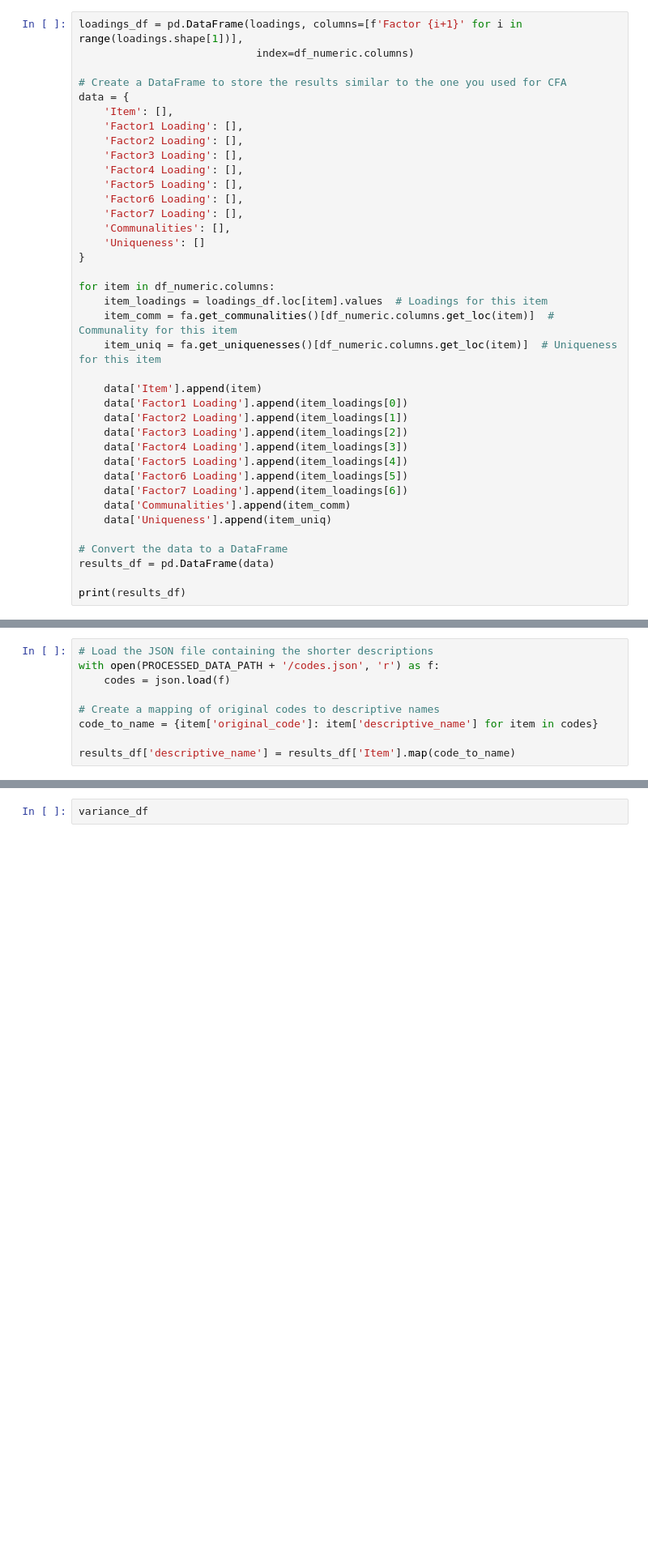
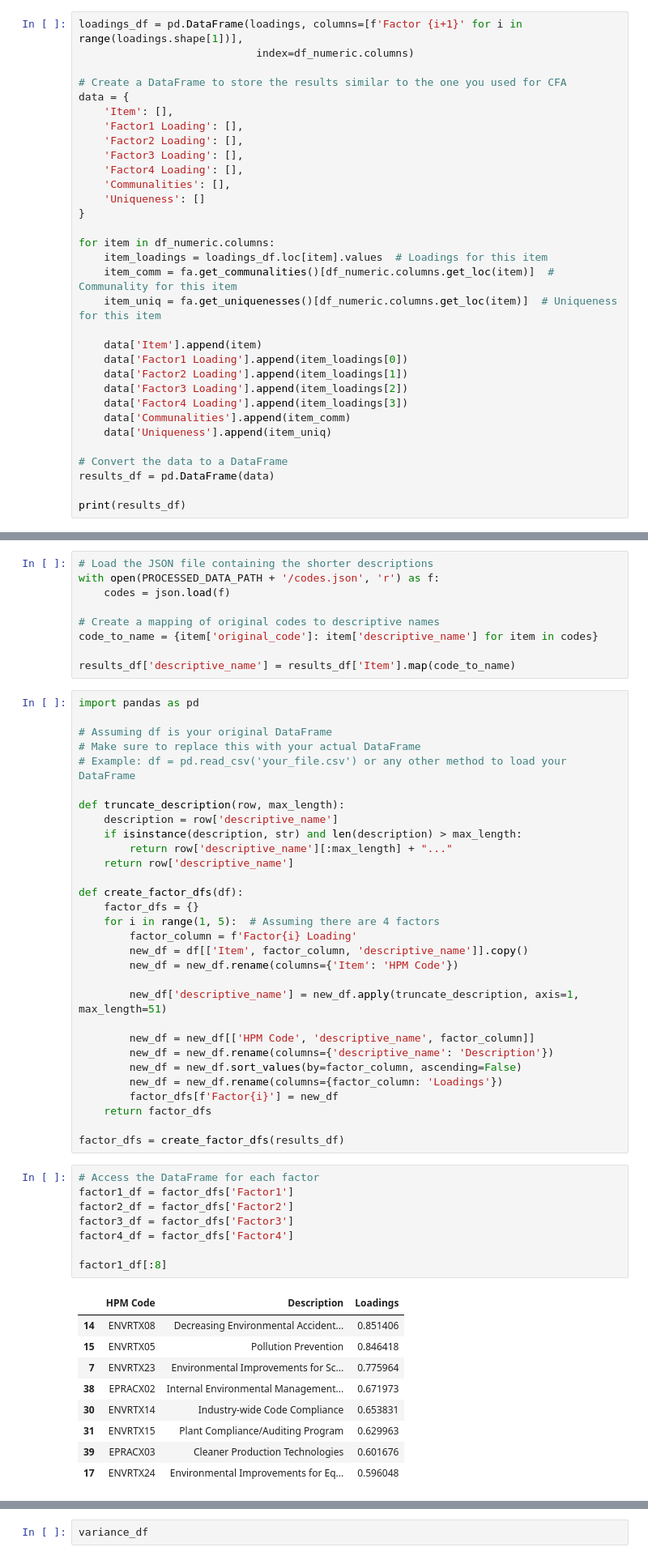
Before and after one commit to johnmalcolm/hpm, a Jupyter notebook: notebooks/exploratory/04_total_exploratory_factor.ipynb, the cells around one changed output, grey strips where cells are left out. Shown: that part at 81% size. Drawn from its saved outputs; the diff is of its cells as text; blank space fills up the shorter version.

Commit message:
finished methodology section

```diff
--- a/notebooks/exploratory/04_total_exploratory_factor.ipynb
+++ b/notebooks/exploratory/04_total_exploratory_factor.ipynb
@@ -53,9 +86,6 @@ data = {
     'Factor2 Loading': [],
     'Factor3 Loading': [],
     'Factor4 Loading': [],
-    'Factor5 Loading': [],
-    'Factor6 Loading': [],
-    'Factor7 Loading': [],
     'Communalities': [],
     'Uniqueness': []
 }
@@ -70,9 +100,6 @@ for item in df_numeric.columns:
     data['Factor2 Loading'].append(item_loadings[1])
     data['Factor3 Loading'].append(item_loadings[2])
     data['Factor4 Loading'].append(item_loadings[3])
-    data['Factor5 Loading'].append(item_loadings[4])
-    data['Factor6 Loading'].append(item_loadings[5])
-    data['Factor7 Loading'].append(item_loadings[6])
     data['Communalities'].append(item_comm)
     data['Uniqueness'].append(item_uniq)
 
@@ -123,3 +150,51 @@ with open(PROCESSED_DATA_PATH + '/codes.json', 'r') as f:
 code_to_name = {item['original_code']: item['descriptive_name'] for item in codes}
 
 results_df['descriptive_name'] = results_df['Item'].map(code_to_name)
+# %%
+import pandas as pd
+
+# Assuming df is your original DataFrame
+# Make sure to replace this with your actual DataFrame
+# Example: df = pd.read_csv('your_file.csv') or any other method to load your DataFrame
+
+def truncate_description(row, max_length):
+    description = row['descriptive_name']
+    if isinstance(description, str) and len(description) > max_length:
+        return row['descriptive_name'][:max_length] + "..."
+    return row['descriptive_name']
+
+def create_factor_dfs(df):
+    factor_dfs = {}
+    for i in range(1, 5):  # Assuming there are 4 factors
+        factor_column = f'Factor{i} Loading'
+        new_df = df[['Item', factor_column, 'descriptive_name']].copy()
+        new_df = new_df.rename(columns={'Item': 'HPM Code'})
+
+        new_df['descriptive_name'] = new_df.apply(truncate_description, axis=1, max_length=51)
+
+        new_df = new_df[['HPM Code', 'descriptive_name', factor_column]]
+        new_df = new_df.rename(columns={'descriptive_name': 'Description'})
+        new_df = new_df.sort_values(by=factor_column, ascending=False)
+        new_df = new_df.rename(columns={factor_column: 'Loadings'})
+        factor_dfs[f'Factor{i}'] = new_df
+    return factor_dfs
+
+factor_dfs = create_factor_dfs(results_df)
+# %%
+# Access the DataFrame for each factor
+factor1_df = factor_dfs['Factor1']
+factor2_df = factor_dfs['Factor2']
+factor3_df = factor_dfs['Factor3']
+factor4_df = factor_dfs['Factor4']
+
+factor1_df[:8]
+# %% [output]
+|  | HPM Code | Description | Loadings |
+| 14 | ENVRTX08 | Decreasing Environmental Accident... | 0.851406 |
+| 15 | ENVRTX05 | Pollution Prevention | 0.846418 |
+| 7 | ENVRTX23 | Environmental Improvements for Sc... | 0.775964 |
+| 38 | EPRACX02 | Internal Environmental Management... | 0.671973 |
+| 30 | ENVRTX14 | Industry-wide Code Compliance | 0.653831 |
+| 31 | ENVRTX15 | Plant Compliance/Auditing Program | 0.629963 |
+| 39 | EPRACX03 | Cleaner Production Technologies | 0.601676 |
+| 17 | ENVRTX24 | Environmental Improvements for Eq... | 0.596048 |
```
Also changed, not shown: parts of 11 cells of this notebook, 22 other files.
